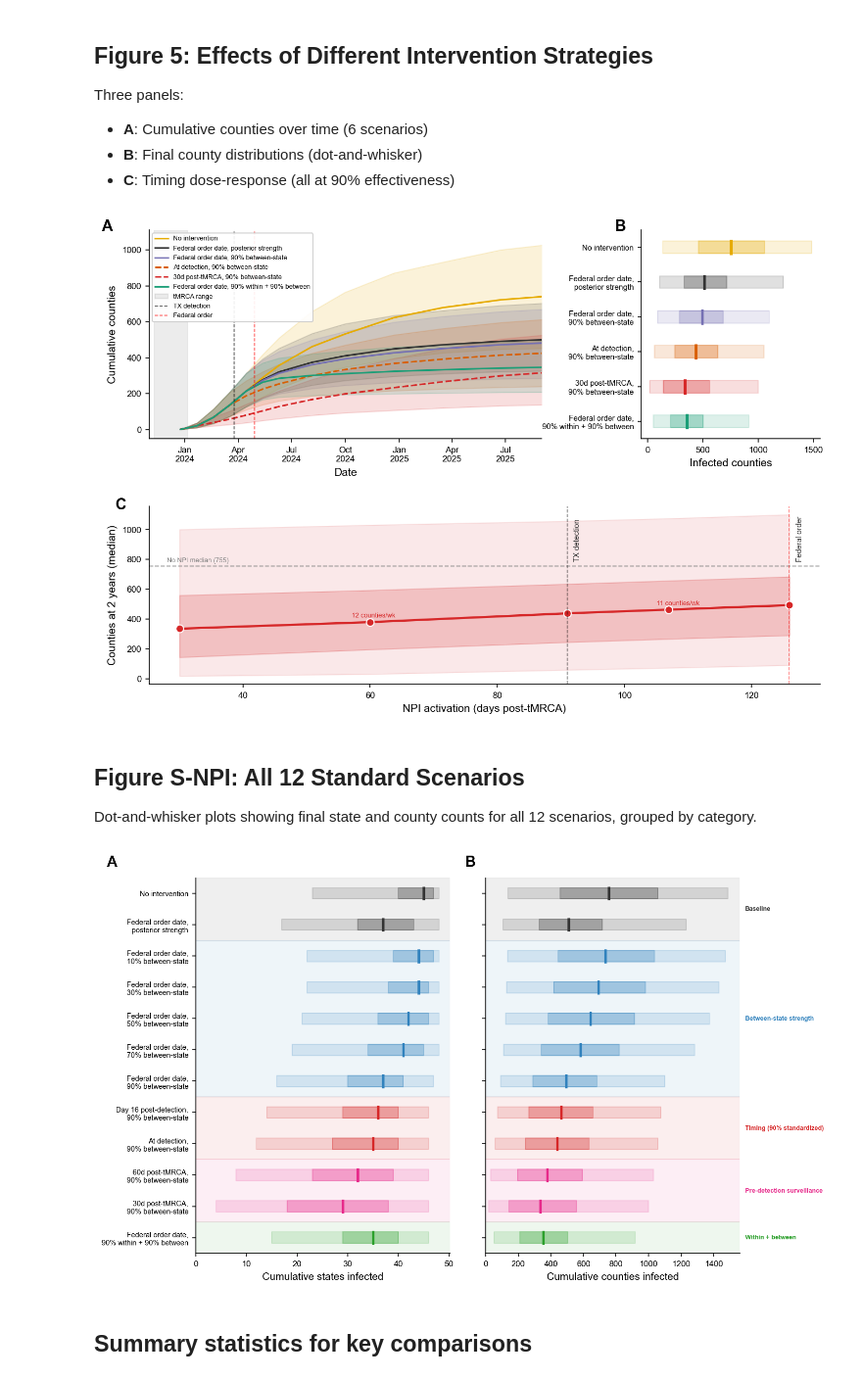
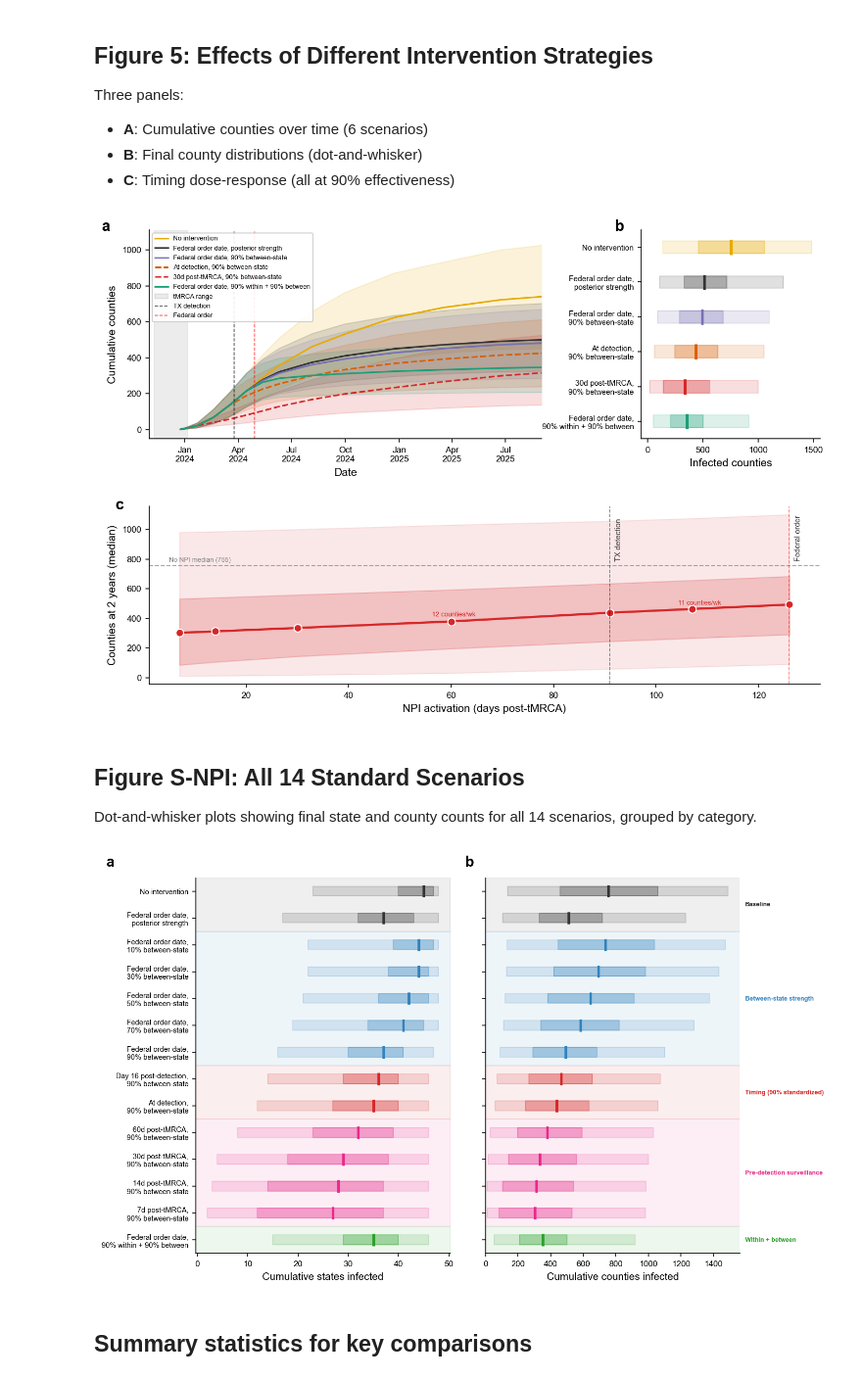
Before and after one commit to pekarj/h5n1_b313_phylogeography, a Jupyter notebook: notebooks/fig5_npi_counterfactuals.ipynb, the cells around one changed output. Shown at 98% size. Drawn from its saved outputs; the diff is of its cells as text; code cells hidden in the pictures.

```diff
--- a/notebooks/fig5_npi_counterfactuals.ipynb
+++ b/notebooks/fig5_npi_counterfactuals.ipynb
@@ -87,7 +79,7 @@ FIG5_SCENARIOS = [
 CHECKPOINT_WEEKS = [4, 8, 12, 16, 20, 24, 32, 40, 52, 64, 78, 92, 104]
 CHECKPOINT_COLS = [f'counties_w{w}' for w in CHECKPOINT_WEEKS]
 
-# S-NPI scenarios (12 — trimmed to informative set)
+# S-NPI scenarios (14 — trimmed to informative set)
 S_NPI_SCENARIOS = [
     ('no_npi', 'No intervention', 'Baseline'),
     ('npi_day35', 'Federal order date, posterior strength', 'Baseline'),
@@ -100,6 +92,8 @@ S_NPI_SCENARIOS = [
     ('day0_f010', 'At detection, 90% between-state', 'Timing (90% standardized)'),
     ('tmrca_60d', '60d post-tMRCA, 90% between-state', 'Pre-detection surveillance'),
     ('tmrca_30d', '30d post-tMRCA, 90% between-state', 'Pre-detection surveillance'),
+    ('tmrca_14d', '14d post-tMRCA, 90% between-state', 'Pre-detection surveillance'),
+    ('tmrca_7d', '7d post-tMRCA, 90% between-state', 'Pre-detection surveillance'),
     ('within90_between90', 'Federal order date, 90% within + 90% between', 'Within + between'),
 ]
 
@@ -120,7 +114,7 @@ for s, _, _ in S_NPI_SCENARIOS:
 for s, _, _, _ in FIG5_SCENARIOS:
     all_scenario_names.add(s)
 # Also need day0_f010, day16_f010 for dose-response
-all_scenario_names.update(['day0_f010', 'day16_f010', 'tmrca_60d'])
+all_scenario_names.update(['day0_f010', 'day16_f010', 'tmrca_60d', 'tmrca_7d', 'tmrca_14d'])
 
 data = {}
 for s in sorted(all_scenario_names):
@@ -205,7 +201,7 @@ ax.xaxis.set_major_formatter(mdates.DateFormatter('%b\n%Y'))
 ax.xaxis.set_major_locator(mdates.MonthLocator(interval=3))
 ax.legend(fontsize=6, loc='upper left', framealpha=0.9)
 style_ax(ax)
-ax.text(-0.12, 1.05, 'A', transform=ax.transAxes, fontsize=14, fontweight='bold', va='top')
+ax.text(-0.12, 1.05, 'a', transform=ax.transAxes, fontsize=14, fontweight='bold', va='top')
 
 # ── Panel B: Final counties — bar-style (fill_between rectangles) ──
 ax = ax_b
@@ -234,12 +230,14 @@ ax.set_yticklabels([break_label(label) for _, label, _, _ in FIG5_SCENARIOS], fo
 ax.set_xlabel('Infected counties')
 ax.set_ylim(len(FIG5_SCENARIOS) - 0.5, -0.5)
 style_ax(ax)
-ax.text(-0.15, 1.05, 'B', transform=ax.transAxes, fontsize=14, fontweight='bold', va='top')
+ax.text(-0.15, 1.05, 'b', transform=ax.transAxes, fontsize=14, fontweight='bold', va='top')
 
 # ── Panel C: Timing dose-response (all at 90% effectiveness) ──
 ax = ax_c
 
 dose_scenarios = [
+    ('tmrca_7d',       7),
+    ('tmrca_14d',      14),
     ('tmrca_30d',      30),
     ('tmrca_60d',      60),
     ('day0_f010',      MEDIAN_OFFSET),
@@ -276,7 +274,7 @@ no_npi_med = np.median(data['no_npi']['counties_w104'].values)
 ax.axhline(no_npi_med, color='gray', ls='--', lw=1, alpha=0.7)
 
 # Rate annotations
-idx_30 = 0
+idx_30 = list(dose_delays).index(30)
 idx_det = list(dose_delays).index(MEDIAN_OFFSET)
 if idx_det > idx_30:
     delta_counties = dose_medians[idx_det] - dose_medians[idx_30]
@@ -313,18 +311,18 @@ ax.text(dose_delays[0] - 2, no_npi_med + 15, f'No NPI median ({no_npi_med:.0f})'
 ax.set_xlabel('NPI activation (days post-tMRCA)')
 ax.set_ylabel('Counties at 2 years (median)')
 style_ax(ax)
-ax.text(-0.05, 1.05, 'C', transform=ax.transAxes, fontsize=14, fontweight='bold', va='top')
+ax.text(-0.05, 1.05, 'c', transform=ax.transAxes, fontsize=14, fontweight='bold', va='top')
 
 # fig.savefig(FIG_DIR / 'fig_5_npi_counterfactuals.png')
 # fig.savefig(FIG_DIR / 'fig_5_npi_counterfactuals.pdf')
 plt.show()
 # print(f'Saved to {FIG_DIR / "fig_5_npi_counterfactuals"}.png/.pdf')
 # %% [output]
-[figure, old version]
+[figure, new version]
 # %% [markdown]
-## Figure S-NPI: All 12 Standard Scenarios
+## Figure S-NPI: All 14 Standard Scenarios
 
-Dot-and-whisker plots showing final state and county counts for all 12 scenarios, grouped by category.
+Dot-and-whisker plots showing final state and county counts for all 14 scenarios, grouped by category.
 # %%
 fig, axes = plt.subplots(1, 2, figsize=(10, 6), sharey=True)
 
@@ -374,35 +372,35 @@ for ax_idx, (col, xlabel) in enumerate(panels):
         vals = data[scenario][col].values
         med = np.median(vals)
         q025, q25, q75, q975 = np.percentile(vals, [2.5, 25, 75, 97.5])
         y = i
         ax.fill_between([q025, q975], y - bar_height, y + bar_height,
                         color=color, alpha=0.15, zorder=1)
         ax.fill_between([q25, q75], y - bar_height, y + bar_height,
                         color=color, alpha=0.30, zorder=2)
         ax.plot([med, med], [y - bar_height, y + bar_height],
                 color=color, lw=2.5, zorder=4)
 
     ax.set_yticks(range(n_scenarios))
     if ax_idx == 0:
         ax.set_yticklabels([break_label_snpi(l) for l in labels], fontsize=7)
         ax.set_xticks([0, 10, 20, 30, 40, 50])
     if ax_idx == 1:
         ax.set_xlim(left=0)
     ax.set_xlabel(xlabel)
     ax.set_ylim(n_scenarios - 0.5, -0.5)
     style_ax(ax)
-    panel_label = ['A', 'B'][ax_idx]
+    panel_label = ['a', 'b'][ax_idx]
     label_x = -0.08 if ax_idx > 0 else -0.35
     ax.text(label_x, 1.06, panel_label,
             transform=ax.transAxes, fontsize=14, fontweight='bold', va='top')
 
 plt.tight_layout()
 # fig.savefig(FIG_DIR / 'fig_s_npi_all_scenarios.png')
 # fig.savefig(FIG_DIR / 'fig_s_npi_all_scenarios.pdf')
 plt.show()
 # print(f'Saved to {FIG_DIR / "fig_s_npi_all_scenarios"}.png/.pdf')
 # %% [output]
-[figure, old version]
+[figure, new version]
 # %% [markdown]
 ## Summary statistics for key comparisons
 # %%
```
Also changed, not shown: parts of 4 cells of this notebook.
